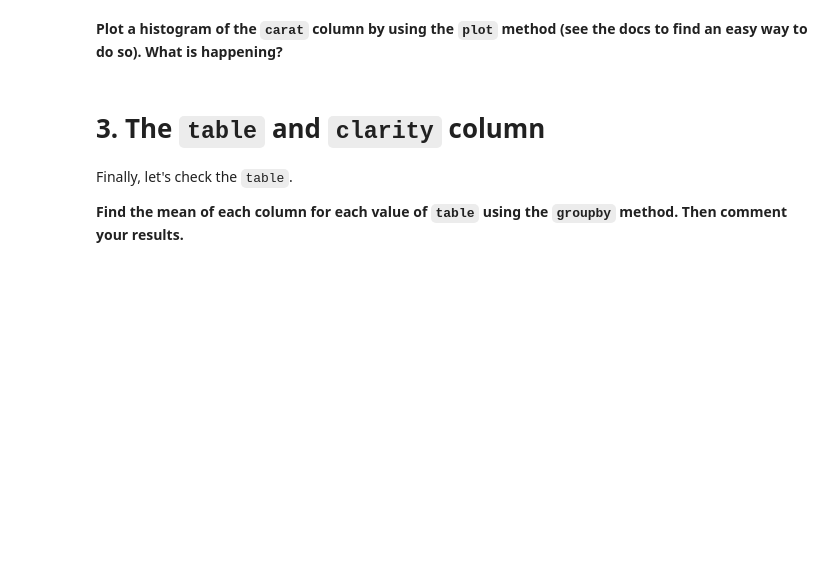
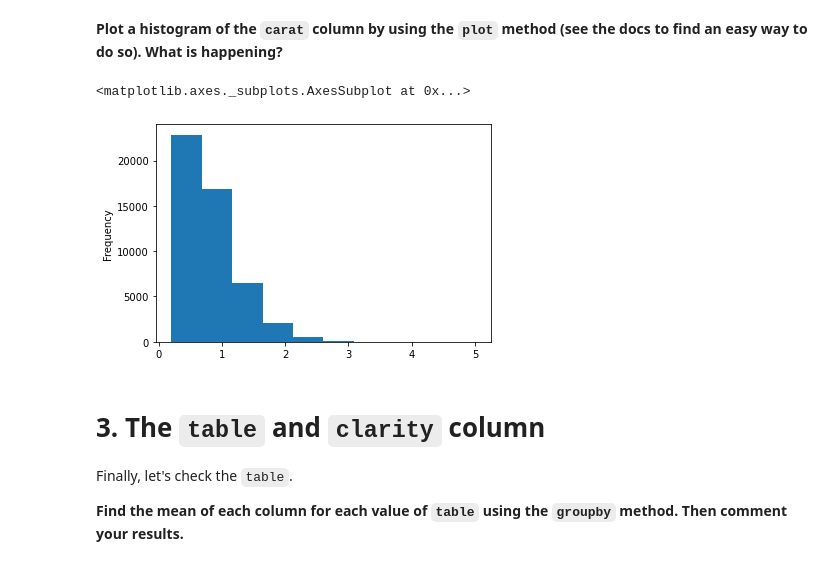
Before and after one commit to aguiarandre/labs-parttime-202001, a Jupyter notebook: module-2/classes/000-Project_LinearRegression/2.-EDA.ipynb, the cells around one changed output. Saved outputs shown, nothing was run; the diff lists cells and outputs as text; code cells hidden in the pictures; blank space fills up the shorter version.

```diff
--- a/module-2/classes/000-Project_LinearRegression/2.-EDA.ipynb
+++ b/module-2/classes/000-Project_LinearRegression/2.-EDA.ipynb
@@ -64,3 +113,8 @@ Let's check the `carat` (weight), since this could also be a potential factor fo
+# %%
+diamonds.carat.plot(kind = 'hist')
+# %% [output]
+<matplotlib.axes._subplots.AxesSubplot at 0x...>
+[figure, added]
 # %% [markdown]
 # 3. The `table` and `clarity` column
 Finally, let's check the `table`.
```
Also changed, not shown: parts of 26 cells of this notebook, 4 other files.
